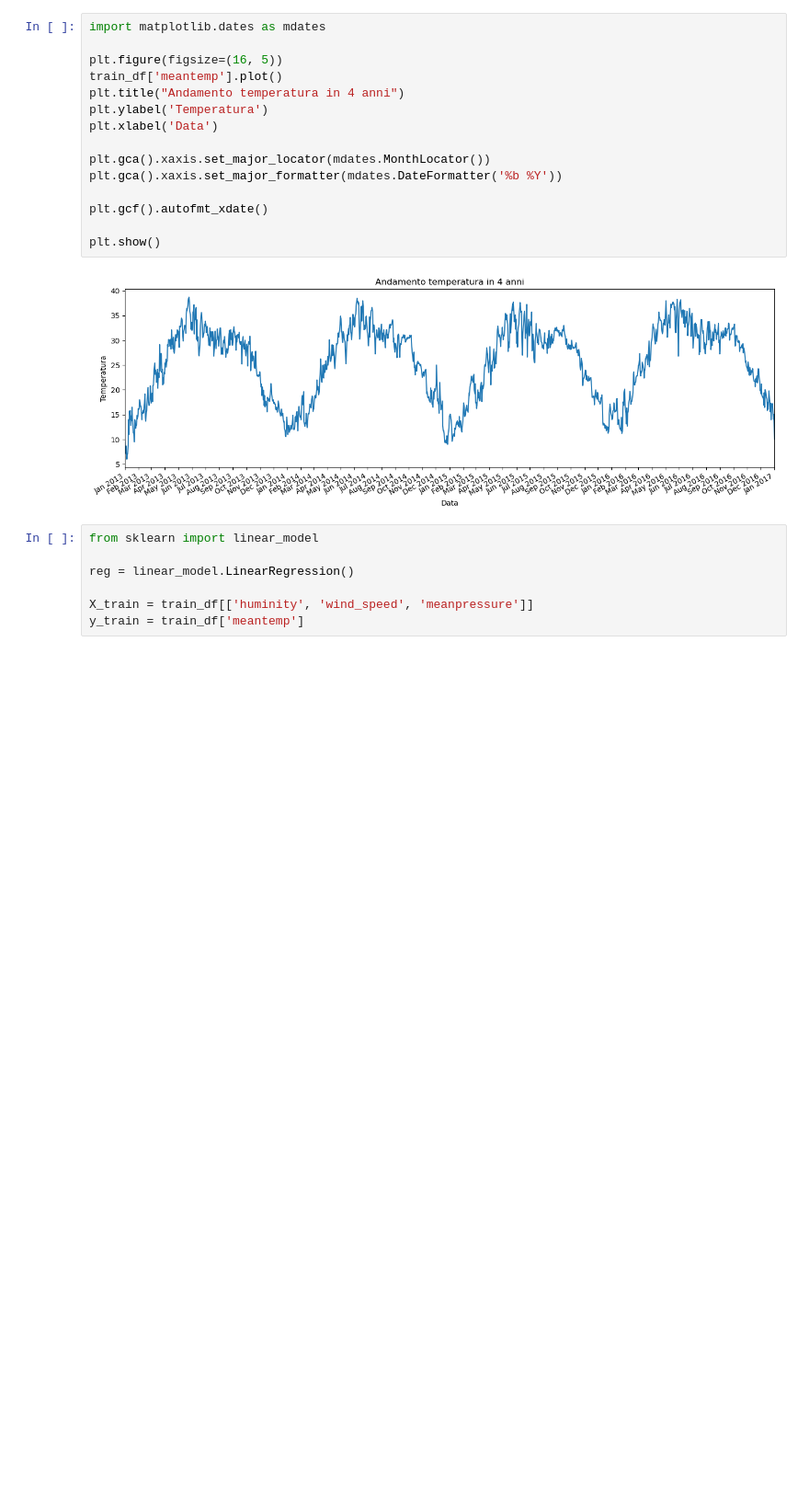
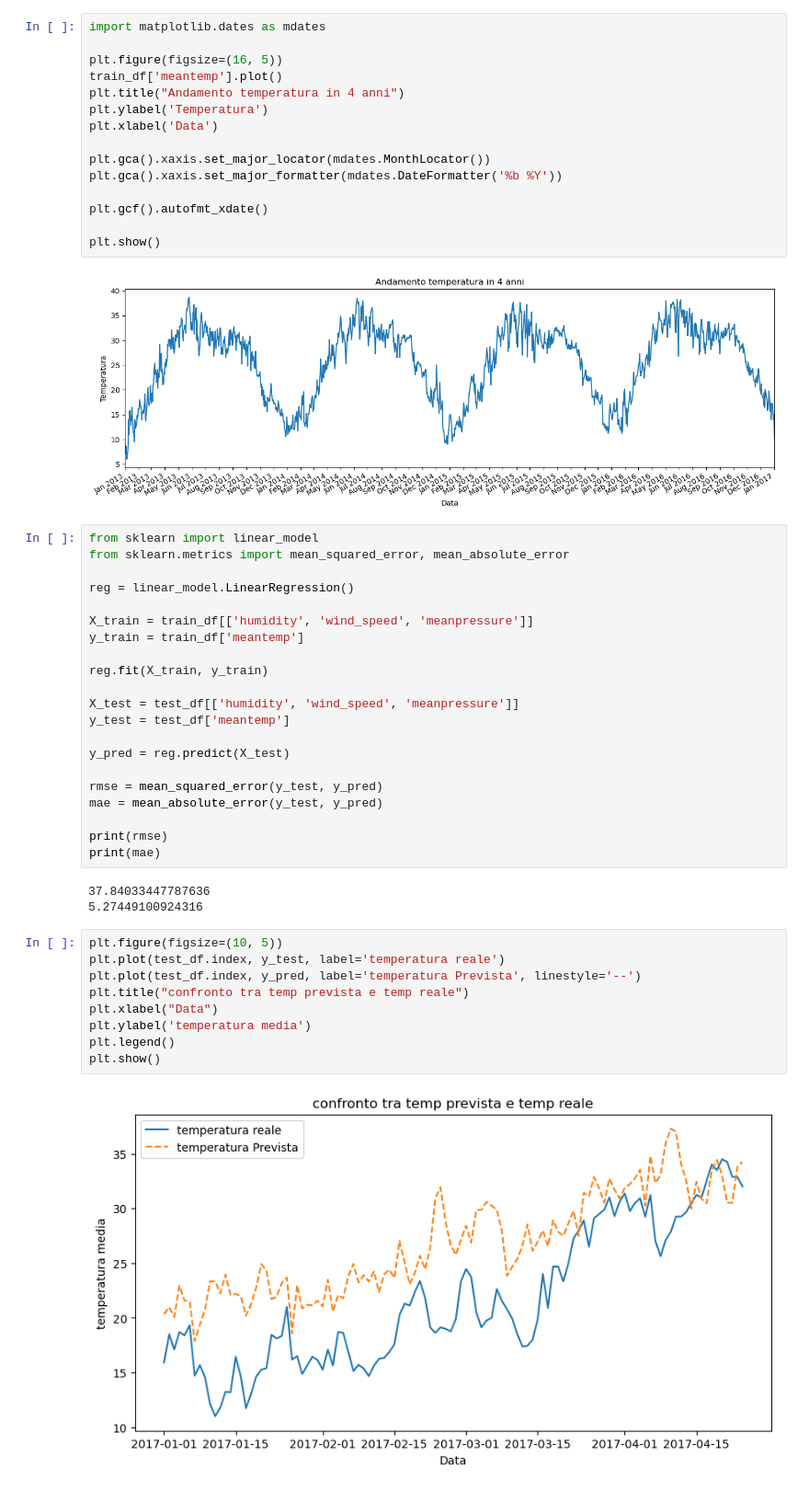
Before and after one commit to LucaRanieri96/PandasExercise, a Jupyter notebook: 7.0ForeRegre/script.ipynb, the cells around one changed output. Shown at 92% size. Saved outputs shown, nothing was run; the diff lists cells and outputs as text; blank space fills up the shorter version.

```diff
--- a/7.0ForeRegre/script.ipynb
+++ b/7.0ForeRegre/script.ipynb
@@ -113,10 +113,38 @@ plt.gcf().autofmt_xdate()
 plt.show()
 # %% [output]
 [figure]
-# %%
-from sklearn import linear_model
-
-reg = linear_model.LinearRegression()
-
-X_train = train_df[['huminity', 'wind_speed', 'meanpressure']]
-y_train = train_df['meantemp']
+# %%
+from sklearn import linear_model
+from sklearn.metrics import mean_squared_error, mean_absolute_error
+
+reg = linear_model.LinearRegression()
+
+X_train = train_df[['humidity', 'wind_speed', 'meanpressure']]
+y_train = train_df['meantemp']
+
+reg.fit(X_train, y_train)
+
+X_test = test_df[['humidity', 'wind_speed', 'meanpressure']]
+y_test = test_df['meantemp']
+
+y_pred = reg.predict(X_test)
+
+rmse = mean_squared_error(y_test, y_pred)
+mae = mean_absolute_error(y_test, y_pred)
+
+print(rmse)
+print(mae)
+# %% [output]
+37.84033447787636
+5.27449100924316
+# %%
+plt.figure(figsize=(10, 5))
+plt.plot(test_df.index, y_test, label='temperatura reale')
+plt.plot(test_df.index, y_pred, label='temperatura Prevista', linestyle='--')
+plt.title("confronto tra temp prevista e temp reale")
+plt.xlabel("Data")
+plt.ylabel('temperatura media')
+plt.legend()
+plt.show()
+# %% [output]
+[figure, added]
```
Also changed, not shown: parts of 6 cells of this notebook.
